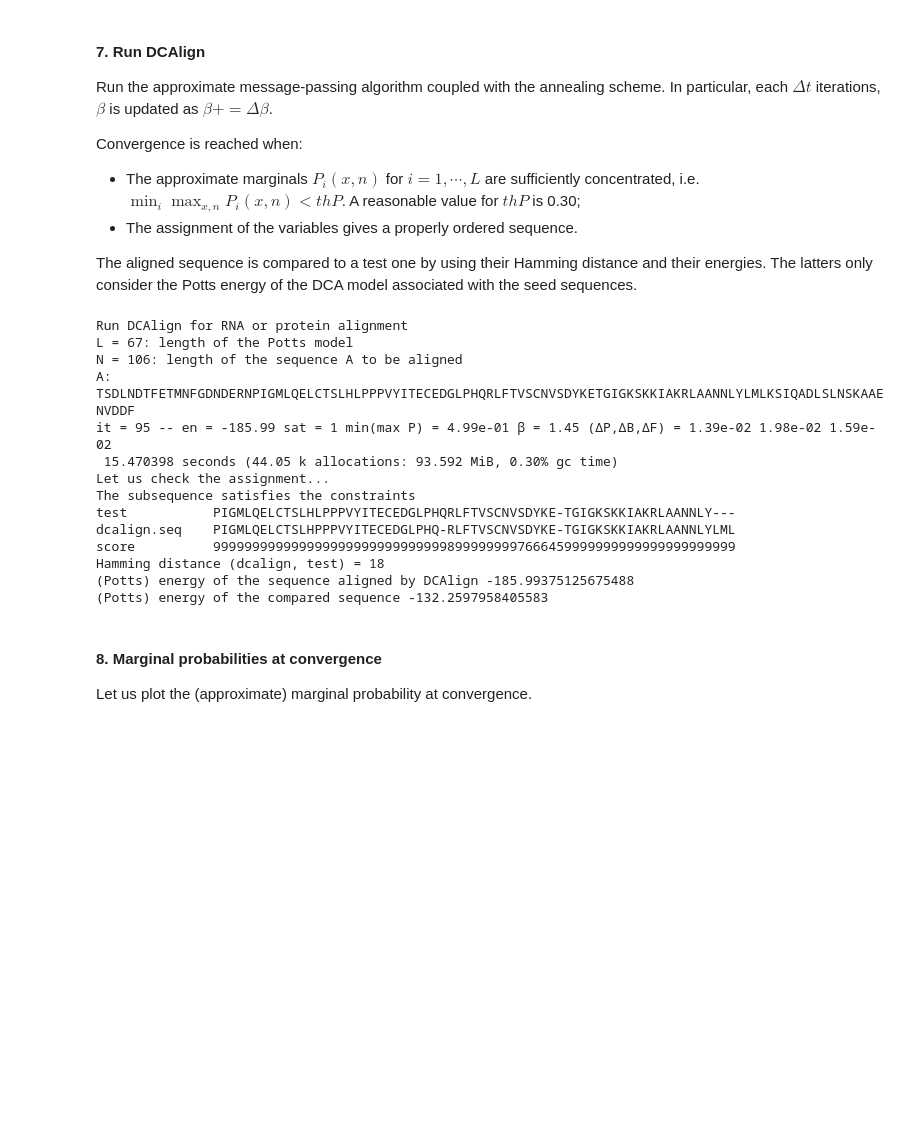
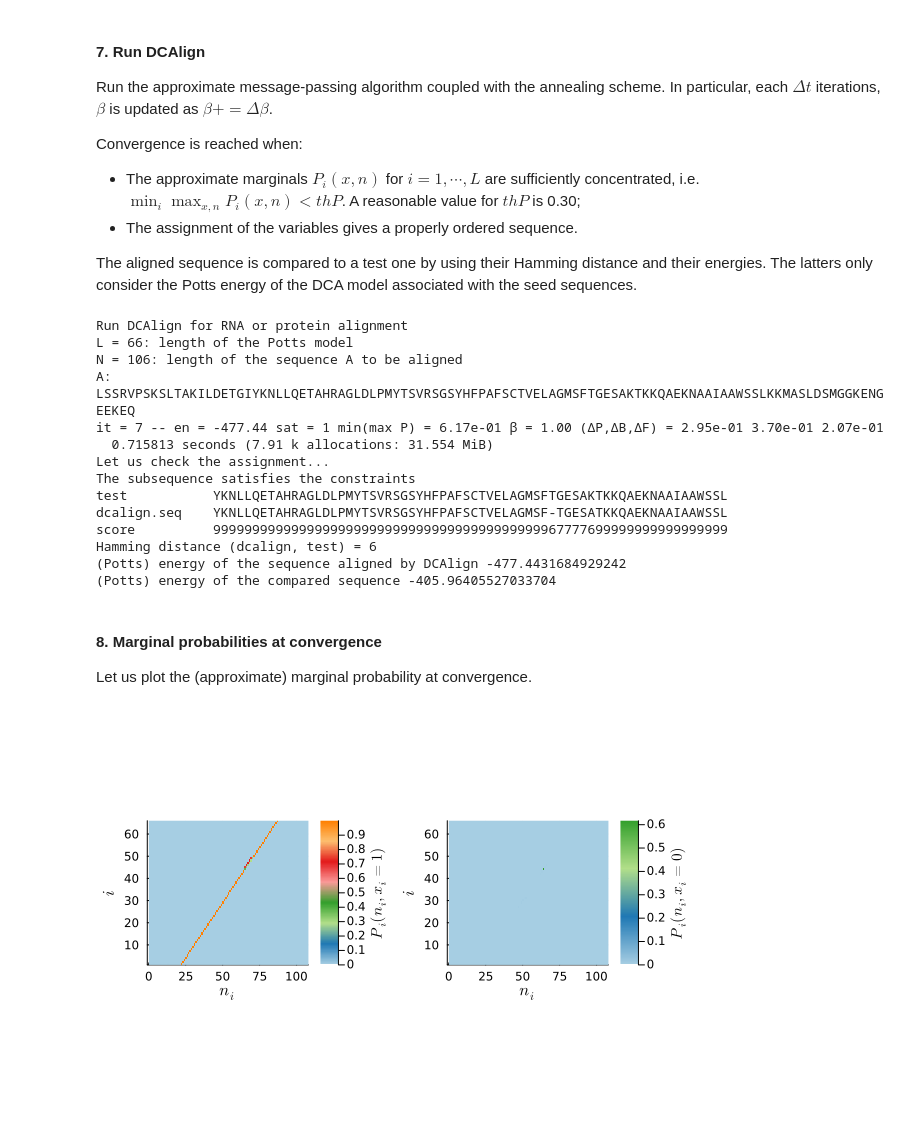
Before and after one commit to infernet-h2020/DCAlign, a Jupyter notebook: notebook/Run_alignment.ipynb, the cells around one changed output. Cells and saved outputs as stored; diff of their text form; code cells hidden in the pictures; blank space fills up the shorter version.

Commit message:
update Pfam seed and alignments

```diff
--- a/notebook/Run_alignment.ipynb
+++ b/notebook/Run_alignment.ipynb
@@ -184,8 +180,10 @@ In the fist case `seq` is a dictionary whereas in the last case it contains for
 # %%
 delta = 20
 al = DCAlign.enveloptoalign("../families/" * fam * "/" * fam * "_full_length_sequences.fasta",
-    "../families/" * fam * "/" * fam * "_full.fasta",
-    "../families/" * fam * "/" * fam * "_full.ins",
+    #"../families/" * fam * "/" * fam * "_full.fasta",
+    #"../families/" * fam * "/" * fam * "_full.ins",
+    "../families/" * fam * "/" * fam * "_alignment.fasta",
+    "../families/" * fam * "/" * fam * "_alignment.ins",
     delta=delta, ctype=ctype
 )
 M = length(al)
@@ -265,19 +263,19 @@ println("(Potts) energy of the compared sequence ", ensol)
 flush(stdout)
 # %% [output]
 Run DCAlign for RNA or protein alignment
-L = 67: length of the Potts model
+L = 66: length of the Potts model
 N = 106: length of the sequence A to be aligned
-A: TSDLNDTFETMNFGDNDERNPIGMLQELCTSLHLPPPVYITECEDGLPHQRLFTVSCNVSDYKETGIGKSKKIAKRLAANNLYLMLKSIQADLSLNSKAAENVDDF
-it = 95 -- en = -185.99 sat = 1 min(max P) = 4.99e-01 β = 1.45 (ΔP,ΔB,ΔF) = 1.39e-02 1.98e-02 1.59e-02
- 15.470398 seconds (44.05 k allocations: 93.592 MiB, 0.30% gc time)
+A: LSSRVPSKSLTAKILDETGIYKNLLQETAHRAGLDLPMYTSVRSGSYHFPAFSCTVELAGMSFTGESAKTKKQAEKNAAIAAWSSLKKMASLDSMGGKENGEEKEQ
+it = 7 -- en = -477.44 sat = 1 min(max P) = 6.17e-01 β = 1.00 (ΔP,ΔB,ΔF) = 2.95e-01 3.70e-01 2.07e-01
+  0.715813 seconds (7.91 k allocations: 31.554 MiB)
 Let us check the assignment...
 The subsequence satisfies the constraints
-test           PIGMLQELCTSLHLPPPVYITECEDGLPHQRLFTVSCNVSDYKE-TGIGKSKKIAKRLAANNLY---
-dcalign.seq    PIGMLQELCTSLHPPPVYITECEDGLPHQ-RLFTVSCNVSDYKE-TGIGKSKKIAKRLAANNLYLML
-score          9999999999999999999999999999998999999997666459999999999999999999999
-Hamming distance (dcalign, test) = 18
-(Potts) energy of the sequence aligned by DCAlign -185.99375125675488
-(Potts) energy of the compared sequence -132.2597958405583
+test           YKNLLQETAHRAGLDLPMYTSVRSGSYHFPAFSCTVELAGMSFTGESAKTKKQAEKNAAIAAWSSL
+dcalign.seq    YKNLLQETAHRAGLDLPMYTSVRSGSYHFPAFSCTVELAGMSF-TGESATKKQAEKNAAIAAWSSL
+score          999999999999999999999999999999999999999999967777699999999999999999
+Hamming distance (dcalign, test) = 6
+(Potts) energy of the sequence aligned by DCAlign -477.4431684929242
+(Potts) energy of the compared sequence -405.96405527033704
 # %% [markdown]
 #### 8. Marginal probabilities at convergence
 
@@ -287,31 +285,33 @@ Let us plot the (approximate) marginal probability at convergence.
 using Plots
 using ColorSchemes
 using LaTeXStrings
 N = length(seq.intseq)
 
 M = zeros(L, N + 2)
 
 for i = 1:L
     m = marg[i]
     for n = 0:N+1
         M[i, n+1] = m[1, n]
     end
 end
 
 
-col = cgrad(:dense)
+col = cgrad(:Paired_8)
 m1 = minimum(M)
 m2 = maximum(M)
 
 p1 = heatmap(M, c=col, aspect_ratio=1.5, xlims=(-1, N + 2), ylims=(1, L), colorbar_title=L"P_{i}(n_{i}, x_{i} = 1)")
 M = zeros(L, N + 2)
 for i = 1:L
     m = marg[i]
     for n = 0:N+1
         M[i, n+1] = m[0, n]
     end
 end
 m2 = maximum(M)
 idx = floor(Int, m2 * size(col)[1])
 p2 = heatmap(M, c=col[1:idx], colorbar_title=L"P_{i}(n_{i}, x_{i} = 0)", aspect_ratio=1.5, xlims=(-1, N + 2), ylims=(1, L))
 plot(p1, p2, xlabel=L"n_{i}", ylabel=L"i")
+# %% [output]
+[figure, added]
```
Also changed, not shown: parts of 5 cells of this notebook, 14 other files.
